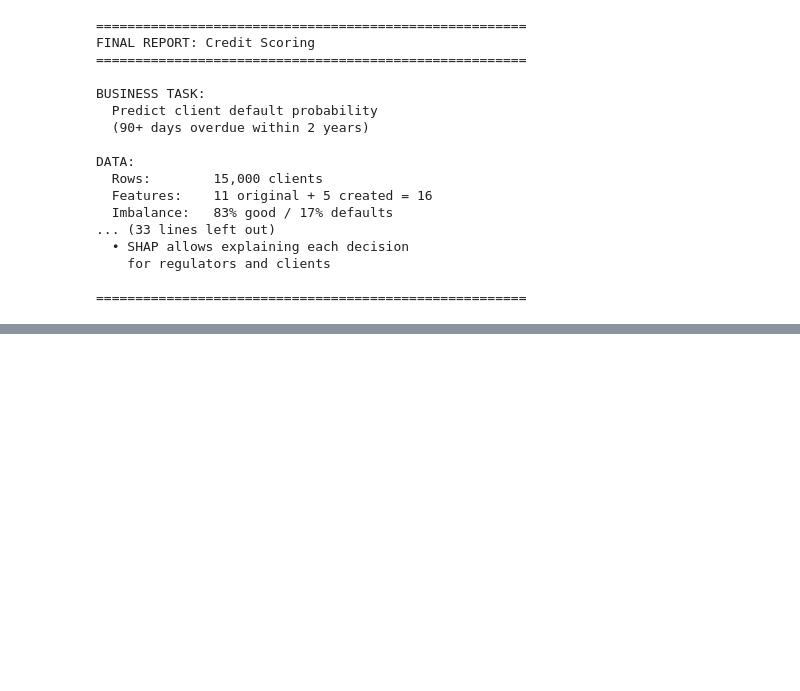
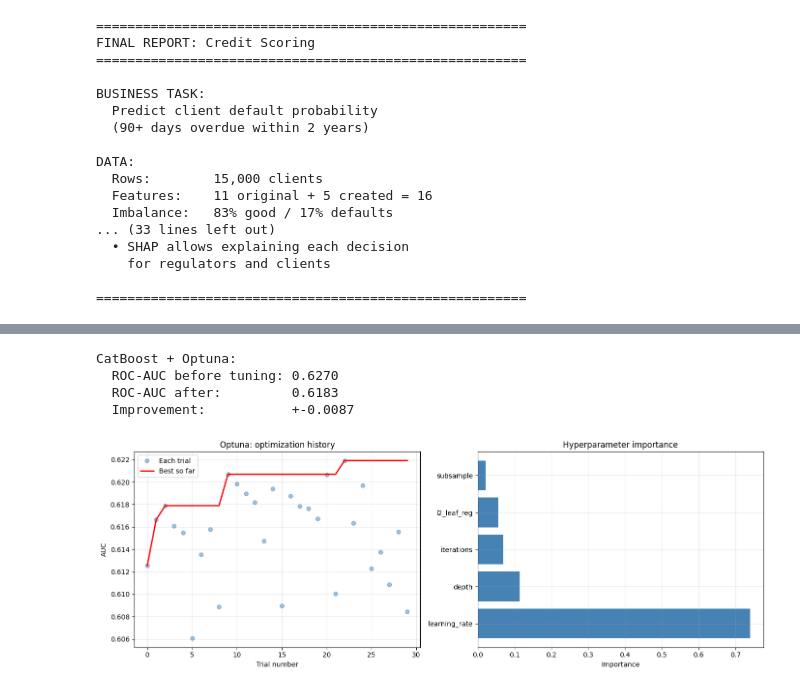
Before and after one commit to aspho-di/Credit-Scoring, a Jupyter notebook: notebooks/01_eda.ipynb, the cells around one changed output, grey strips where cells are left out. Drawn from its saved outputs; the diff is of its cells as text; code cells hidden in the pictures; blank space fills up the shorter version.

Commit message:
LightGBM, CatBoost, Optuna, calibration

```diff
--- a/notebooks/01_eda.ipynb
+++ b/notebooks/01_eda.ipynb
@@ -973,0 +1231,13 @@ DATA:
+# %%
+# Object that stores all attempts
+study = optuna.create_study(
+    direction='maximize'  # maximizing AUC
+)
+
+# Let's try 30 combinations
+study.optimize(objective, n_trials=30, show_progress_bar=True)
+
+print(f"\nBest parameters:")
+for key, value in study.best_params.items():
+    print(f"  {key}: {value}")
+print(f"\nBest AUC (val): {study.best_value:.4f}")
@@ -973,0 +1253,63 @@ DATA:
+# %%
+# Take the best parameters and train on full training set
+best_params = study.best_params
+best_params['scale_pos_weight'] = scale
+best_params['random_seed'] = 42
+best_params['eval_metric'] = 'AUC'
+best_params['early_stopping_rounds'] = 20
+best_params['verbose'] = False
+
+model_cb_tuned = CatBoostClassifier(**best_params)
+model_cb_tuned.fit(
+    X_tr2, y_tr2,
+    eval_set=(X_val2, y_val2)
+)
+
+y_pred_proba_cb_tuned = model_cb_tuned.predict_proba(X_test)[:, 1]
+roc_cb_tuned = roc_auc_score(y_test, y_pred_proba_cb_tuned)
+
+print(f"\nCatBoost + Optuna:")
+print(f"  ROC-AUC before tuning: {roc_cb:.4f}")
+print(f"  ROC-AUC after:         {roc_cb_tuned:.4f}")
+print(f"  Improvement:           +{roc_cb_tuned - roc_cb:.4f}")
+# %% [output]
+CatBoost + Optuna:
+  ROC-AUC before tuning: 0.6270
+  ROC-AUC after:         0.6183
+  Improvement:           +-0.0087
+# %%
+import matplotlib.pyplot as plt
+
+# Optimization history plot
+fig, axes = plt.subplots(1, 2, figsize=(14, 5))
+
+# Plot 1: how AUC improved across trials
+trial_values = [t.value for t in study.trials]
+best_so_far = [max(trial_values[:i+1])
+               for i in range(len(trial_values))]
+
+axes[0].plot(trial_values, 'o', alpha=0.5,
+             color='steelblue', label='Each trial')
+axes[0].plot(best_so_far, color='red',
+             linewidth=2, label='Best so far')
+axes[0].set_xlabel('Trial number')
+axes[0].set_ylabel('AUC')
+axes[0].set_title('Optuna: optimization history')
+axes[0].legend()
+axes[0].grid(True, alpha=0.3)
+
+# Plot 2: parameter importance
+param_importance = optuna.importance.get_param_importances(study)
+axes[1].barh(
+    list(param_importance.keys()),
+    list(param_importance.values()),
+    color='steelblue'
+)
+axes[1].set_title('Hyperparameter importance')
+axes[1].set_xlabel('Importance')
+axes[1].grid(True, alpha=0.3)
+
+plt.tight_layout()
+plt.show()
+# %% [output]
+[figure, added]
```
Also changed, not shown: parts of 18 cells of this notebook, 7 other files.
